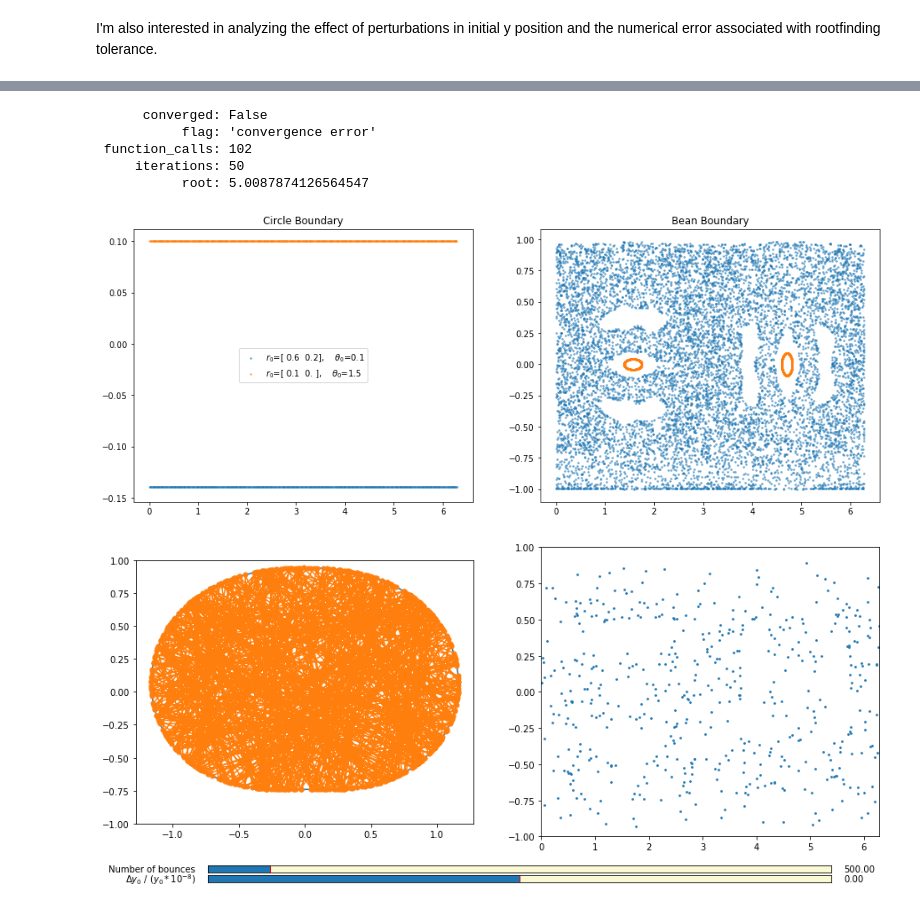
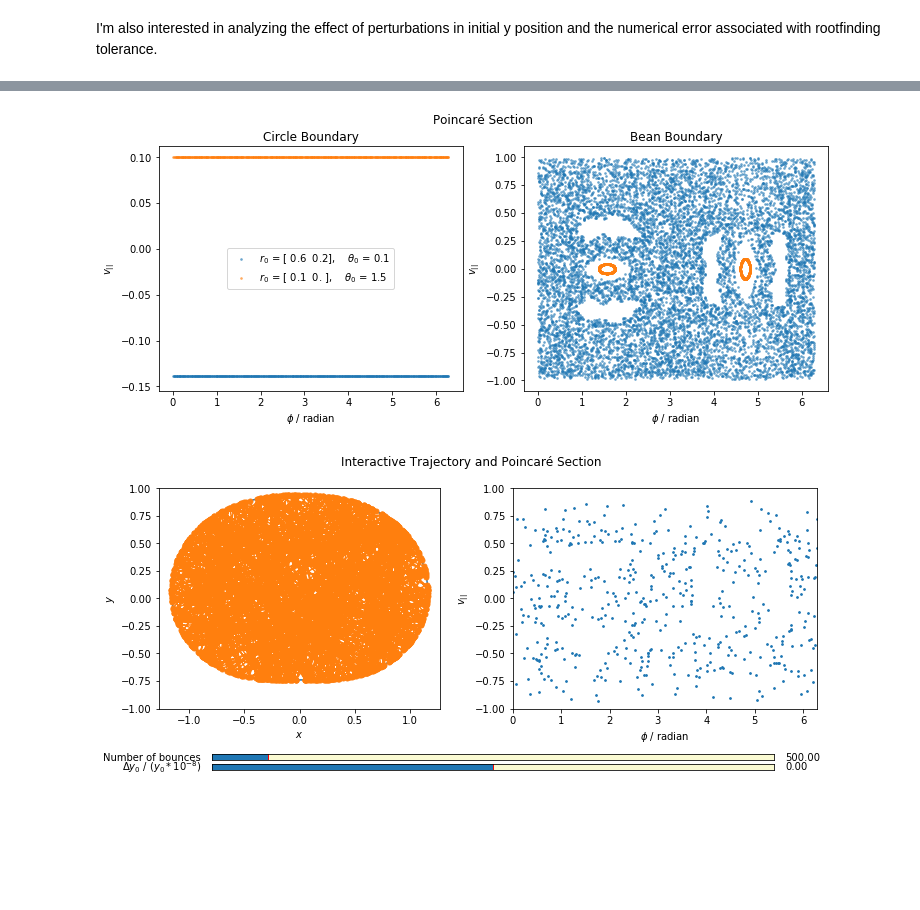
Before and after one commit to Jerror/PHY5340-Project1_Billiards, a Jupyter notebook: billiards.ipynb, the cells around one changed output, grey strips where cells are left out. Drawn from its saved outputs; the diff is of its cells as text; code cells hidden in the pictures; blank space fills up the shorter version.

```diff
--- a/billiards.ipynb
+++ b/billiards.ipynb
@@ -237,6 +269,0 @@ for ref_bdy, dys in ([UnitCircleBoundary(**custom_rf),
-# %%
-r0 = np.array([0.1, 0])
-theta = 1.5
-v0 = np.array([np.cos(theta), np.sin(theta)])
-
-compare_traj_for_bdys(bdys, 50, r0, v0)
@@ -245,6 +269,0 @@ compare_traj_for_bdys(bdys, 50, r0, v0)
-# %%
-r0 = np.array([0.1, 0.000001])
-theta = 1.5
-v0 = np.array([np.cos(theta), np.sin(theta)])
-
-compare_traj_for_bdys(bdys, 50, r0, v0)
@@ -253,11 +269,0 @@ compare_traj_for_bdys(bdys, 50, r0, v0)
-# %%
-r0 = np.array([0.1, 0])
-theta = 1.5
-v0 = np.array([np.cos(theta), np.sin(theta)])
-lines = 4
-
-for ref_bdy, dys in ([UnitCircleBoundary(**custom_rf),
-                      np.linspace(1e-12, 1e-7, num=lines)],
-                     [BeanBoundary(0.16, 0.1, 2.0, 1.0, **custom_rf),
-                      1e-12*np.logspace(0, 5, num=lines)]):
-    plot_divergence(50, ref_bdy, r0, v0, dys)
@@ -271,40 +274,35 @@ def compare_poinc_for_bdys(bdys, bounces, ic_list, plotargs):
 
     Scatters a new plot on the same axis for each (r0, v0) in ic_list.
     """
-    fig, axlist = plt.subplots(1, len(bdys), figsize=(16,6))
+    fig, axlist = plt.subplots(1, len(bdys),
+                               figsize=np.array([16,6])*figscale)
+    fig.suptitle(u'Poincaré Section')
     for bdy, ax, n_per_ic in zip(bdys, axlist, bounces):
         ax.set_title(str(bdy))
+        ax.set_ylabel(r'$v_{||}$')
+        ax.set_xlabel(r'$\phi$ / radian')
         for [x, y, theta], n in zip(ic_list, n_per_ic):
             r0 = np.array([x, y])
             v0 = np.array([np.cos(theta), np.sin(theta)])
-            plotargs['label'] = r'$r_0$={0},    $\theta_0$={1}'\
+            plotargs['label'] = r'$r_0$ = {0},    $\theta_0$ = {1}'\
                                 .format(r0, theta)
             state = reset_plots(fig, r0, v0, bdy, n,
                                 poinc_ax=ax, clear_poinc_ax=False,
                                 **plotargs)
     axlist[0].legend(loc='center')
 # %%
-ic_list = [[0.6, 0.2, 0.1], [0.1, 0, 1.5]]
+ic_list = [[0.6, 0.2, 0.1], [0.1, 0, 1.5]]  # x, y, theta
 # num bounces per boundary per ic's
-bounces = [[500, 500],
-           [10000, 1000]]
-
+bounces = [[500, 500], [10000, 1000]]
 plotargs = {'s': 3, 'alpha': 0.5}
 compare_poinc_for_bdys(bdys, bounces, ic_list, plotargs)
 # %% [output]
-      converged: False
-           flag: 'convergence error'
- function_calls: 102
-     iterations: 50
-           root: 5.0087874126564547
-[figure, old version]
+[figure, new version]
 # %%
 r0 = np.array([0.6, 0.2])
 theta = 0.1
 # r0 = np.array([0.1, 0])
 # theta = 1.5
-v0 = np.array([np.cos(theta), np.sin(theta)])
-custom_rf['param_rootfind'] = 'bracketing'
 
 # bdy = UnitCircleBoundary(**custom_rf)
 bdy = BeanBoundary(0.16, 0.1, 2.0, 1.0, **custom_rf)
@@ -316,16 +314,21 @@ max_bounces = 5000
 max_deltay = 50
 plotargs = {'s': 3}
 
-fig, axlist = plt.subplots(1, 2, figsize=(15,6))
+fig, axlist = plt.subplots(1, 2, figsize=np.array([16,6])*figscale)
+fig.suptitle(u'Interactive Trajectory and Poincaré Section')
 bdyline = bdy.coords_cart(np.arange(0, 2*np.pi, 0.01))
 axlist[0].plot(bdyline[0], bdyline[1])
 # Plot empty trajectory line object; I'll send data to it after
-traj_line, = axlist[0].plot([0, 0], [0, 0], 'o-', label='Trajectory',
-                            markersize=5)
+traj_line, = axlist[0].plot([0, 0], [0, 0], 'o-', markersize=5)
 axlist[0].set_aspect('equal')
 axlist[0].set_ylim([-1, 1])
+axlist[0].set_xlabel(r'$x$')
+axlist[0].set_ylabel(r'$y$')
 poinc_ax = axlist[1]
+poinc_ax.set_ylabel(r'$v_{||}$')
+poinc_ax.set_xlabel(r'$\phi$ / radian')
 
+v0 = np.array([np.cos(theta), np.sin(theta)])
 # Initialize plotline data
 state = reset_plots(fig, rdy_func(r0, deltay), v0, bdy,
                     bounces, traj_line, poinc_ax, **plotargs)
@@ -335,4 +338,4 @@ sbounces, sdeltay = make_interactive(fig, state, r0, v0, bdy,
                                      deltay, max_deltay, rdy_func,
                                      traj_line, poinc_ax, **plotargs)
 # %% [output]
-[figure, old version]
+[figure, new version]
```
Also changed, not shown: parts of 13 cells of this notebook.
